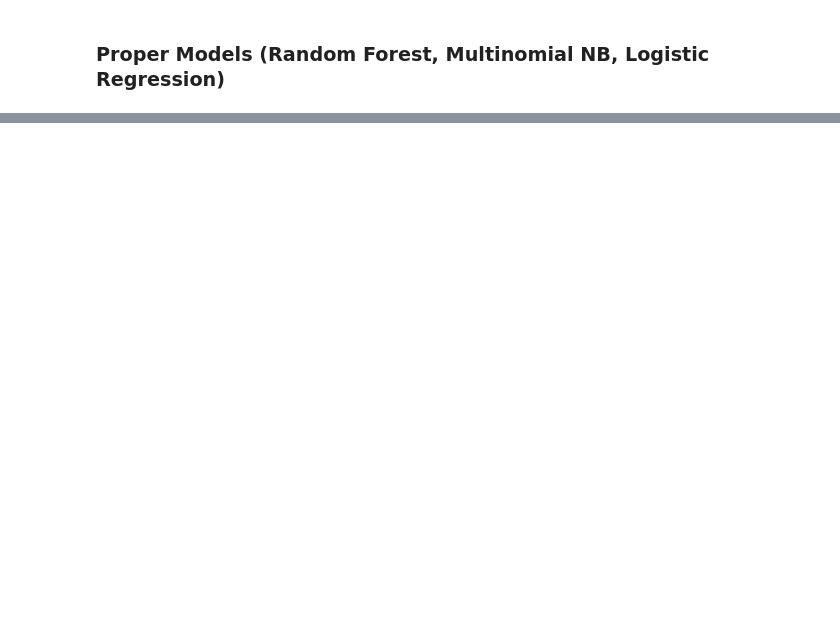
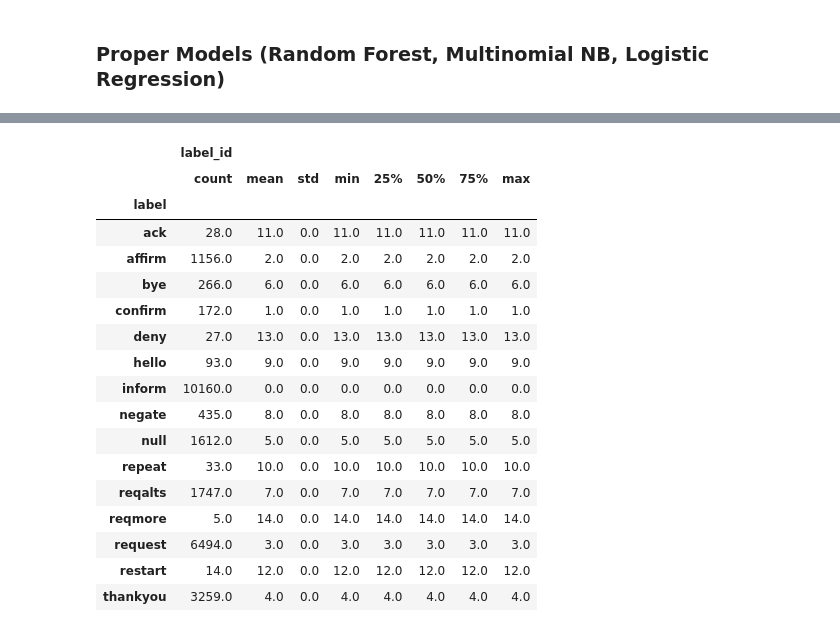
Before and after one commit to gusluchetti/uu-methods-ai-research, a Jupyter notebook: main_notebook.ipynb, the cells around one changed output, grey strips where cells are left out. Drawn from its saved outputs; the diff is of its cells as text; code cells hidden in the pictures; blank space fills up the shorter version.

```diff
--- a/main_notebook.ipynb
+++ b/main_notebook.ipynb
@@ -388,2 +472,21 @@ df.describe()
 # %%
-df.groupby('label').describe().sort_values(('text','count'))
+df.groupby('label').describe()
+# %% [output]
+|  | label_id |  |  |  |  |  |  |  |
+|  | count | mean | std | min | 25% | 50% | 75% | max |
+| label |  |  |  |  |  |  |  |  |
+| ack | 28.0 | 11.0 | 0.0 | 11.0 | 11.0 | 11.0 | 11.0 | 11.0 |
+| affirm | 1156.0 | 2.0 | 0.0 | 2.0 | 2.0 | 2.0 | 2.0 | 2.0 |
+| bye | 266.0 | 6.0 | 0.0 | 6.0 | 6.0 | 6.0 | 6.0 | 6.0 |
+| confirm | 172.0 | 1.0 | 0.0 | 1.0 | 1.0 | 1.0 | 1.0 | 1.0 |
+| deny | 27.0 | 13.0 | 0.0 | 13.0 | 13.0 | 13.0 | 13.0 | 13.0 |
+| hello | 93.0 | 9.0 | 0.0 | 9.0 | 9.0 | 9.0 | 9.0 | 9.0 |
+| inform | 10160.0 | 0.0 | 0.0 | 0.0 | 0.0 | 0.0 | 0.0 | 0.0 |
+| negate | 435.0 | 8.0 | 0.0 | 8.0 | 8.0 | 8.0 | 8.0 | 8.0 |
+| null | 1612.0 | 5.0 | 0.0 | 5.0 | 5.0 | 5.0 | 5.0 | 5.0 |
+| repeat | 33.0 | 10.0 | 0.0 | 10.0 | 10.0 | 10.0 | 10.0 | 10.0 |
+| reqalts | 1747.0 | 7.0 | 0.0 | 7.0 | 7.0 | 7.0 | 7.0 | 7.0 |
+| reqmore | 5.0 | 14.0 | 0.0 | 14.0 | 14.0 | 14.0 | 14.0 | 14.0 |
+| request | 6494.0 | 3.0 | 0.0 | 3.0 | 3.0 | 3.0 | 3.0 | 3.0 |
+| restart | 14.0 | 12.0 | 0.0 | 12.0 | 12.0 | 12.0 | 12.0 | 12.0 |
+| thankyou | 3259.0 | 4.0 | 0.0 | 4.0 | 4.0 | 4.0 | 4.0 | 4.0 |
```
Also changed, not shown: parts of 32 cells of this notebook, 1 other file.
